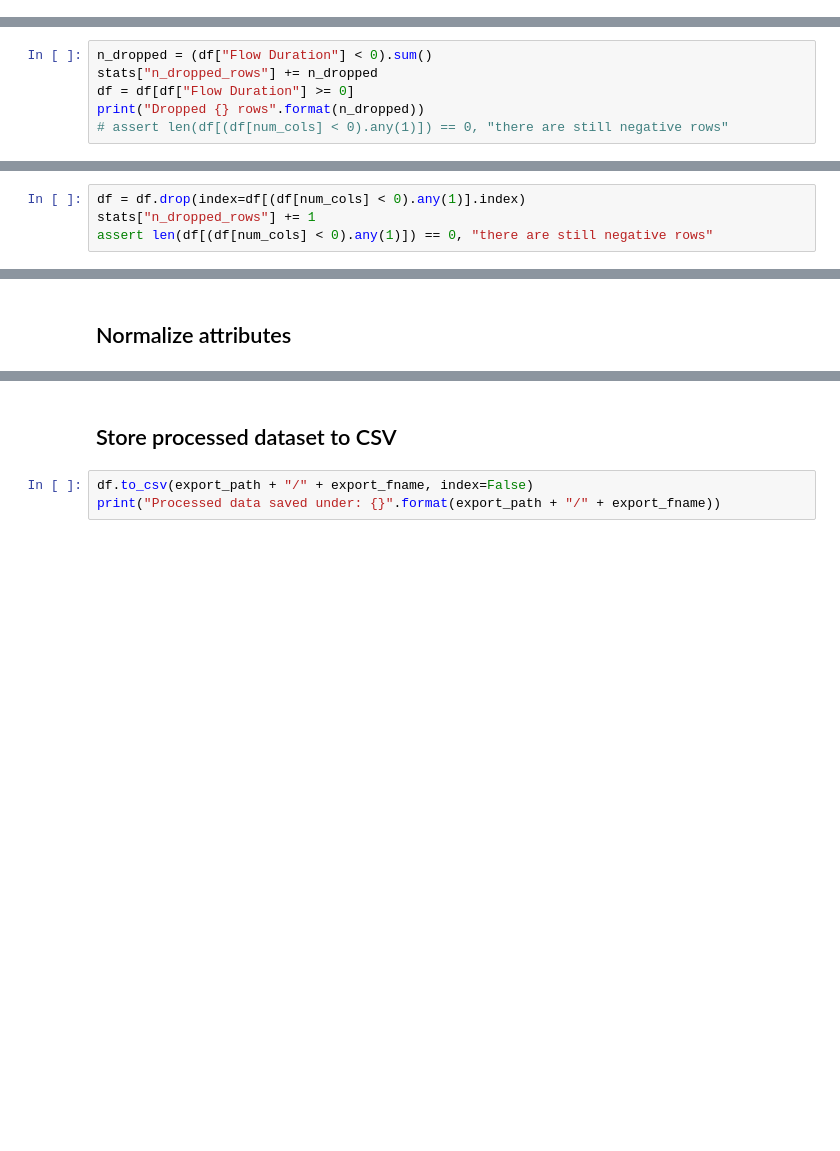
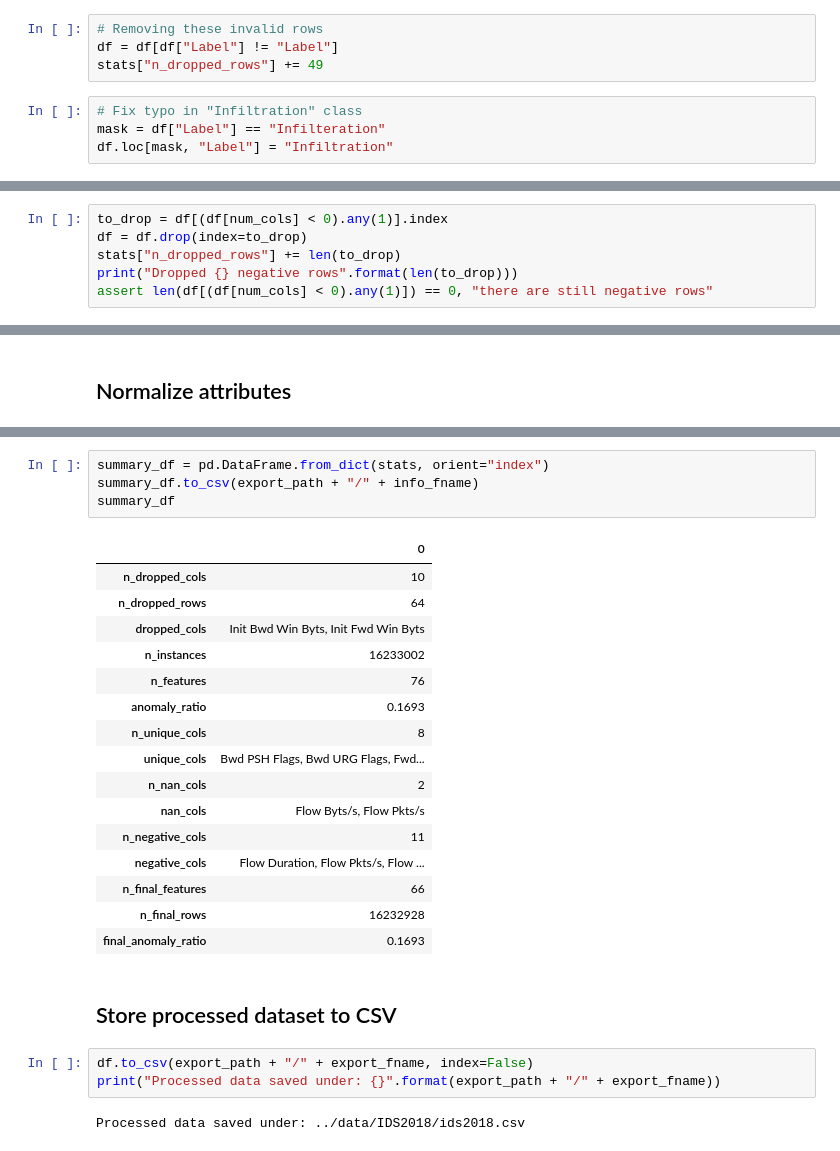
Before and after one commit to ireydiak/anomaly_detection_NRCAN, a Jupyter notebook: data_process/process_ids2018.ipynb, the cells around one changed output, grey strips where cells are left out. Saved outputs shown, nothing was run; the diff lists cells and outputs as text; blank space fills up the shorter version.

```diff
--- a/data_process/process_ids2018.ipynb
+++ b/data_process/process_ids2018.ipynb
@@ -170,3 +237,11 @@ mod_ad_ratios
+# %%
+# Removing these invalid rows
+df = df[df["Label"] != "Label"]
+stats["n_dropped_rows"] += 49
+# %%
+# Fix typo in "Infiltration" class
+mask = df["Label"] == "Infilteration"
+df.loc[mask, "Label"] = "Infiltration"
 # %%
 # Group DoS attacks
 mask = df["Label"].str.startswith("DoS")
@@ -284,8 +424,8 @@ df[(df[num_cols] < 0).any(1)]
 # %% [markdown]
 When Flow Duration < 0, multiple columns are negative. Since these rows are only associated with BENIGN flows, we can drop them.
 # %%
-n_dropped = (df["Flow Duration"] < 0).sum()
-stats["n_dropped_rows"] += n_dropped
-df = df[df["Flow Duration"] >= 0]
-print("Dropped {} rows".format(n_dropped))
-# assert len(df[(df[num_cols] < 0).any(1)]) == 0, "there are still negative rows"
+to_drop = df[(df[num_cols] < 0).any(1)].index
+df = df.drop(index=to_drop)
+stats["n_dropped_rows"] += len(to_drop)
+print("Dropped {} negative rows".format(len(to_drop)))
+assert len(df[(df[num_cols] < 0).any(1)]) == 0, "there are still negative rows"
@@ -292,7 +434,3 @@ print("Dropped {} rows".format(n_dropped))
-# %%
-df = df.drop(index=df[(df[num_cols] < 0).any(1)].index)
-stats["n_dropped_rows"] += 1
-assert len(df[(df[num_cols] < 0).any(1)]) == 0, "there are still negative rows"
 # %%
 df["Category"] = df["Label"]
 df["Label"] = df["Label"].apply(lambda x: 0 if x == normal_label else 1)
@@ -314,5 +483,28 @@ stats
+# %%
+summary_df = pd.DataFrame.from_dict(stats, orient="index")
+summary_df.to_csv(export_path + "/" + info_fname)
+summary_df
+# %% [output]
+|  | 0 |
+| n_dropped_cols | 10 |
+| n_dropped_rows | 64 |
+| dropped_cols | Init Bwd Win Byts, Init Fwd Win Byts |
+| n_instances | 16233002 |
+| n_features | 76 |
+| anomaly_ratio | 0.1693 |
+| n_unique_cols | 8 |
+| unique_cols | Bwd PSH Flags, Bwd URG Flags, Fwd... |
+| n_nan_cols | 2 |
+| nan_cols | Flow Byts/s, Flow Pkts/s |
+| n_negative_cols | 11 |
+| negative_cols | Flow Duration, Flow Pkts/s, Flow ... |
+| n_final_features | 66 |
+| n_final_rows | 16232928 |
+| final_anomaly_ratio | 0.1693 |
 # %% [markdown]
 ## Store processed dataset to CSV
 # %%
 df.to_csv(export_path + "/" + export_fname, index=False)
 print("Processed data saved under: {}".format(export_path + "/" + export_fname))
+# %% [output]
+Processed data saved under: ../data/IDS2018/ids2018.csv
```
Also changed, not shown: parts of 25 cells of this notebook.
